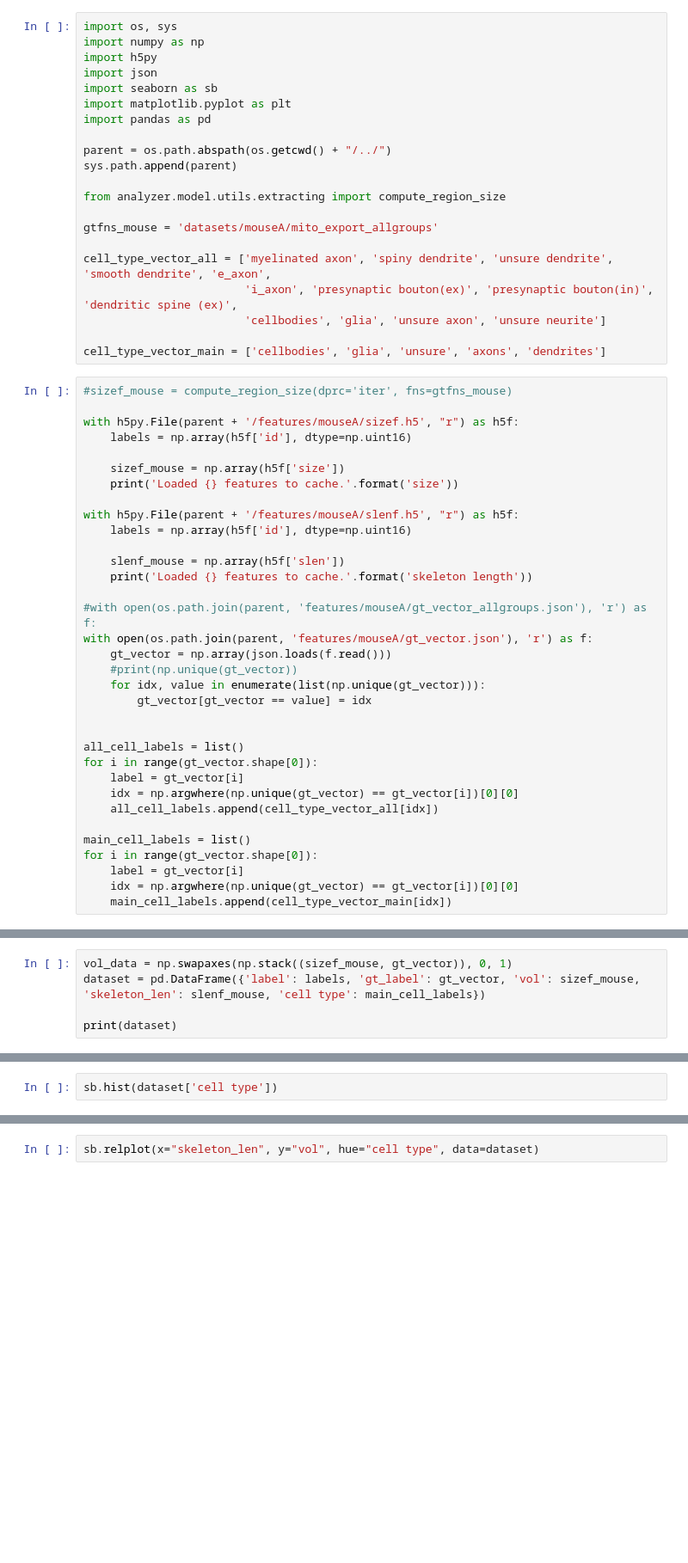
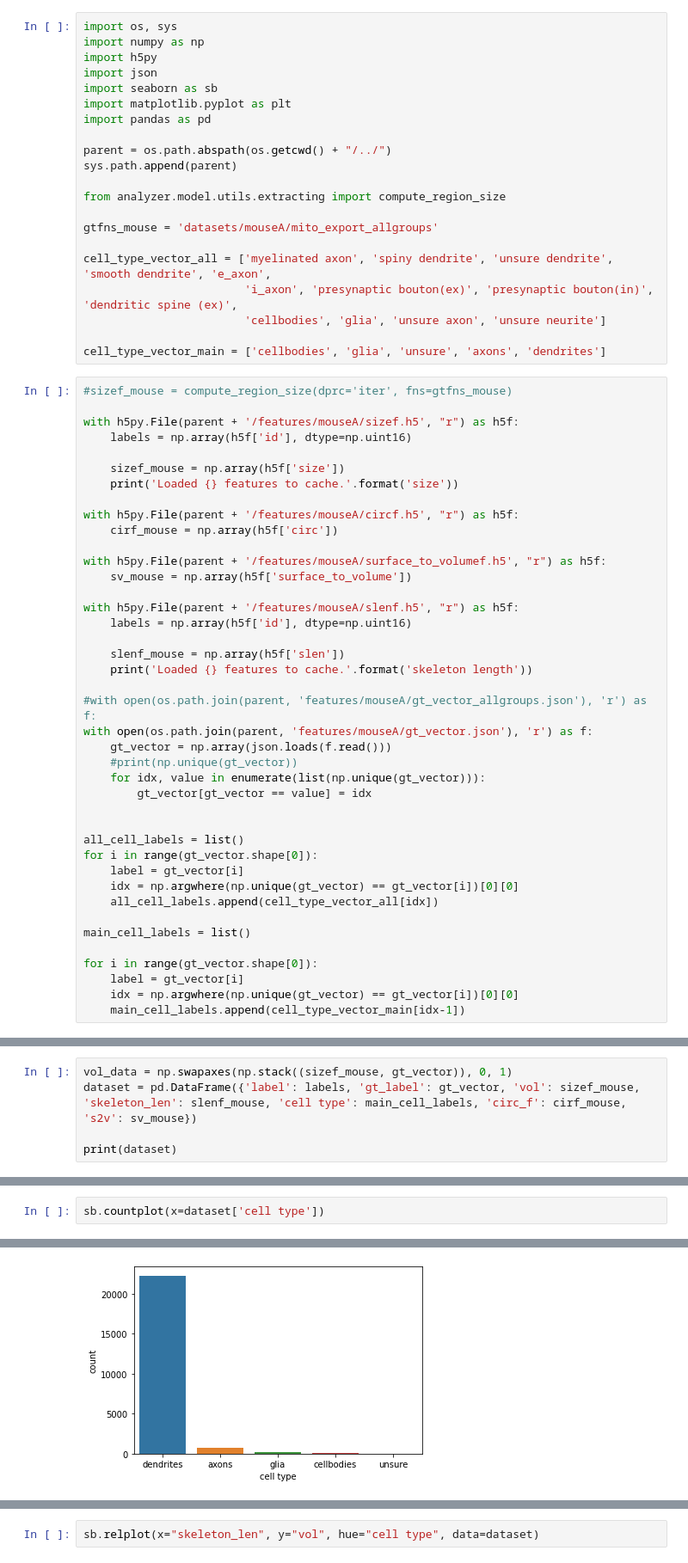
Before and after one commit to zoidberg77/EManalysis, a Jupyter notebook: notebooks/figures.ipynb, the cells around one changed output, grey strips where cells are left out. Shown at 86% size. Drawn from its saved outputs; the diff is of its cells as text; blank space fills up the shorter version.

```diff
--- a/notebooks/figures.ipynb
+++ b/notebooks/figures.ipynb
@@ -27,6 +27,12 @@ with h5py.File(parent + '/features/mouseA/sizef.h5', "r") as h5f:
 
     sizef_mouse = np.array(h5f['size'])
     print('Loaded {} features to cache.'.format('size'))
+
+with h5py.File(parent + '/features/mouseA/circf.h5', "r") as h5f:
+    cirf_mouse = np.array(h5f['circ'])
+
+with h5py.File(parent + '/features/mouseA/surface_to_volumef.h5', "r") as h5f:
+    sv_mouse = np.array(h5f['surface_to_volume'])
 
 with h5py.File(parent + '/features/mouseA/slenf.h5', "r") as h5f:
     labels = np.array(h5f['id'], dtype=np.uint16)
@@ -49,9 +55,10 @@ for i in range(gt_vector.shape[0]):
     all_cell_labels.append(cell_type_vector_all[idx])
 
 main_cell_labels = list()
+
 for i in range(gt_vector.shape[0]):
     label = gt_vector[i]
     idx = np.argwhere(np.unique(gt_vector) == gt_vector[i])[0][0]
-    main_cell_labels.append(cell_type_vector_main[idx])
+    main_cell_labels.append(cell_type_vector_main[idx-1])
 # %% [output]
 Loaded size features to cache.
@@ -59,6 +66,6 @@ OSError: Unable to open file (unable to open file: name = '/Users/sidakk95cs/cod
 # %%
 vol_data = np.swapaxes(np.stack((sizef_mouse, gt_vector)), 0, 1)
-dataset = pd.DataFrame({'label': labels, 'gt_label': gt_vector, 'vol': sizef_mouse, 'skeleton_len': slenf_mouse, 'cell type': main_cell_labels})
+dataset = pd.DataFrame({'label': labels, 'gt_label': gt_vector, 'vol': sizef_mouse, 'skeleton_len': slenf_mouse, 'cell type': main_cell_labels, 'circ_f': cirf_mouse, 's2v': sv_mouse})
 
 print(dataset)
 # %% [output]
@@ -79,2 +86,3 @@ print(dataset)
 # %%
-sb.hist(dataset['cell type'])
+sb.countplot(x=dataset['cell type'])
+# %% [output]
@@ -80,0 +90 @@ sb.hist(dataset['cell type'])
+[figure, added]
```
Also changed, not shown: parts of 8 cells of this notebook.
